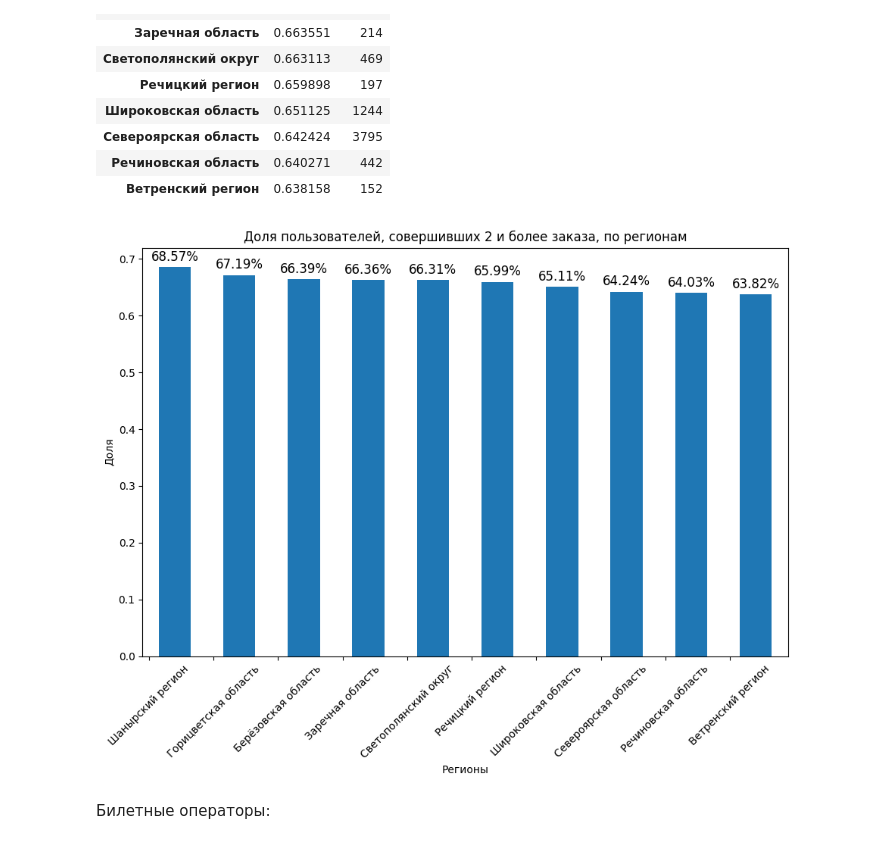
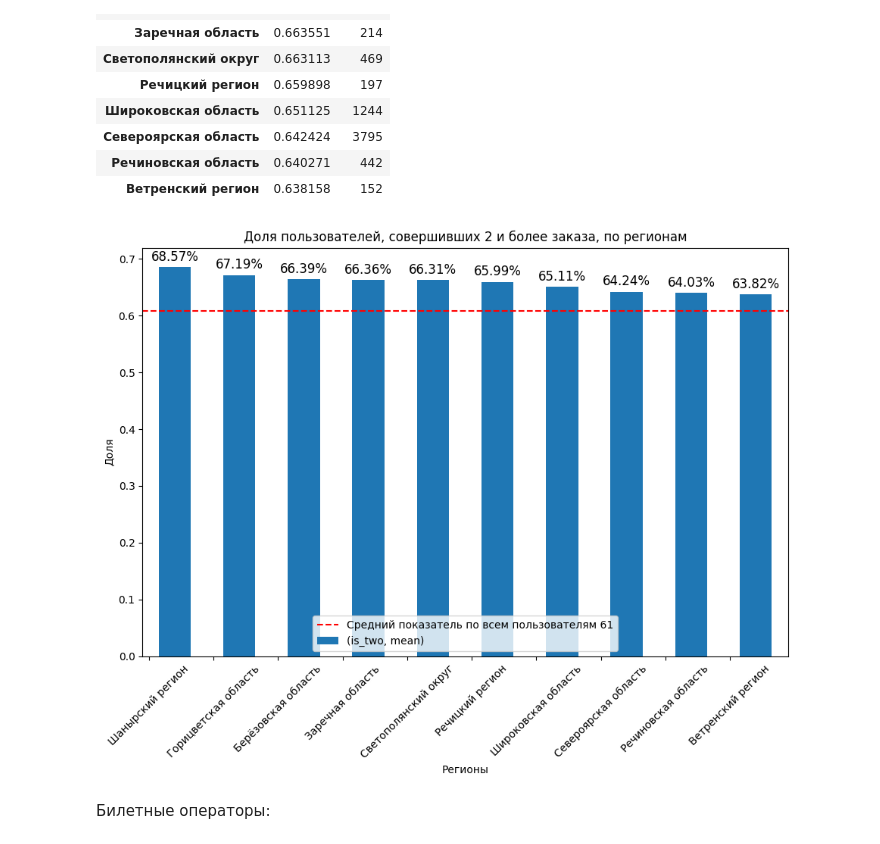
Before and after one commit to konstantin-kasyanov/project_module_2, a Jupyter notebook: project.ipynb, the cells around one changed output. Cells and saved outputs as stored; diff of their text form; code cells hidden in the pictures.

```diff
--- a/project.ipynb
+++ b/project.ipynb
@@ -591,5 +593,5 @@ display(df_test_filtered.shape)
 # %%
-df['days_since_prev'] = df['days_since_prev'].replace(0, np.nan)
+#df['days_since_prev'] = df['days_since_prev'].replace(0, np.nan)
 plt.figure(figsize=(10,6))
 df['days_since_prev'].plot(kind='hist', bins=70)
 plt.title('Распределение дней между заказами')
@@ -1157,23 +1153,26 @@ reg_based_returns_10 = reg_based_returns.loc[reg_based_returns[('is_two','count'
 | Речиновская область | 0.640271 | 442 |
 | Ветренский регион | 0.638158 | 152 |
 # %%
-bar_container_412_3 = reg_based_returns.loc[reg_based_returns[('is_two','count')] >= 100].head(10).plot(kind='bar', y=('is_two','mean'),figsize=(11,7), legend=False)
+bar_container_412_3_temp = reg_based_returns.loc[reg_based_returns[('is_two','count')] >= 100]
+bar_container_412_3 = bar_container_412_3_temp.head(10).plot(kind='bar', y=('is_two','mean'),figsize=(11,7), legend=True)
+plt.axhline(y=bar_container_412_3_temp[('is_two','mean')].mean(), color='r', linestyle='--', label=f'Средний показатель по всем пользователям {round(bar_container_412_3_temp[("is_two","mean")].mean()*100)}')
 plt.title('Доля пользователей, совершивших 2 и более заказа, по регионам')
 plt.xlabel('Регионы')
 plt.ylabel('Доля')
 plt.xticks(rotation=45)
 locs, labels = plt.xticks()
 plt.xticks(locs - 0.4, labels)
 for i in bar_container_412_3.patches:
     bar_container_412_3.annotate(f'{i.get_height():.2%}',
                                 (i.get_x() + i.get_width() / 2, i.get_height()),
                                 ha='center', va='bottom',
                                 fontsize=12,
                                 xytext=(0, 3),
                                 textcoords='offset points')
+plt.legend(loc='lower center')
 plt.show()
 # %% [output]
-[figure, old version]
+[figure, new version]
 # %% [markdown]
 Билетные операторы:
 # %%
```
Also changed, not shown: parts of 29 cells of this notebook.
